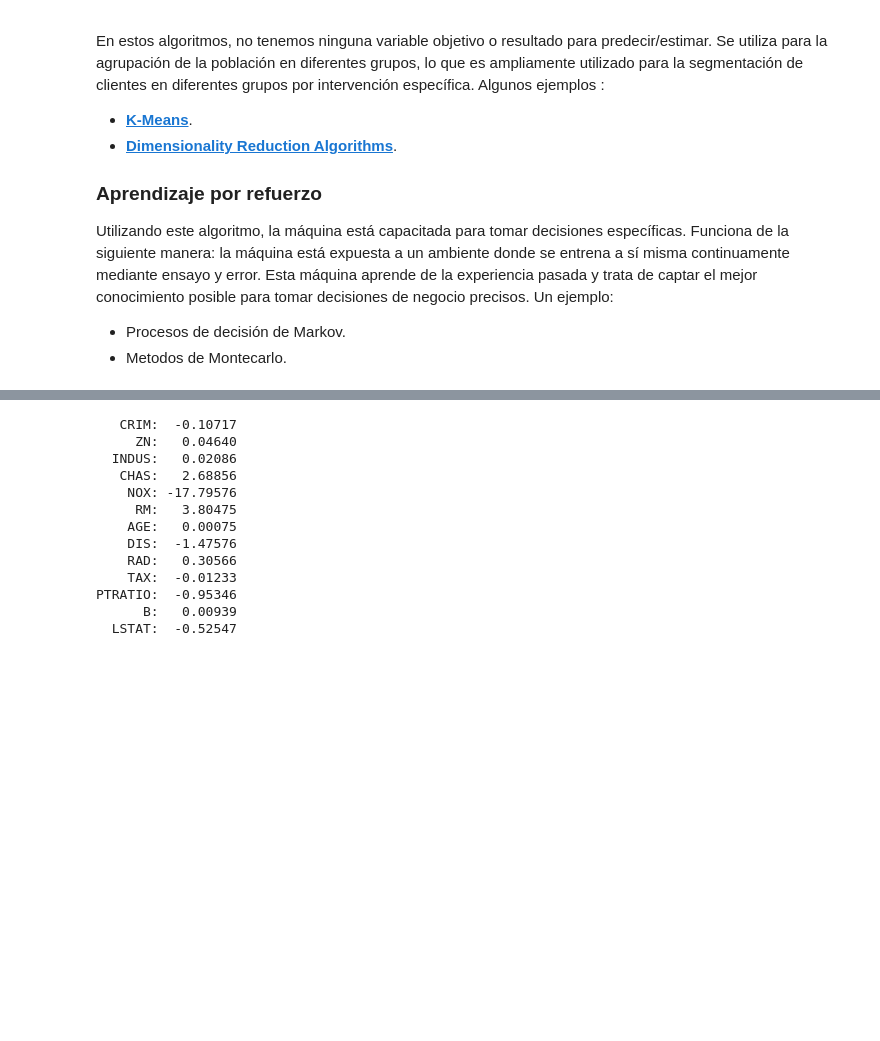
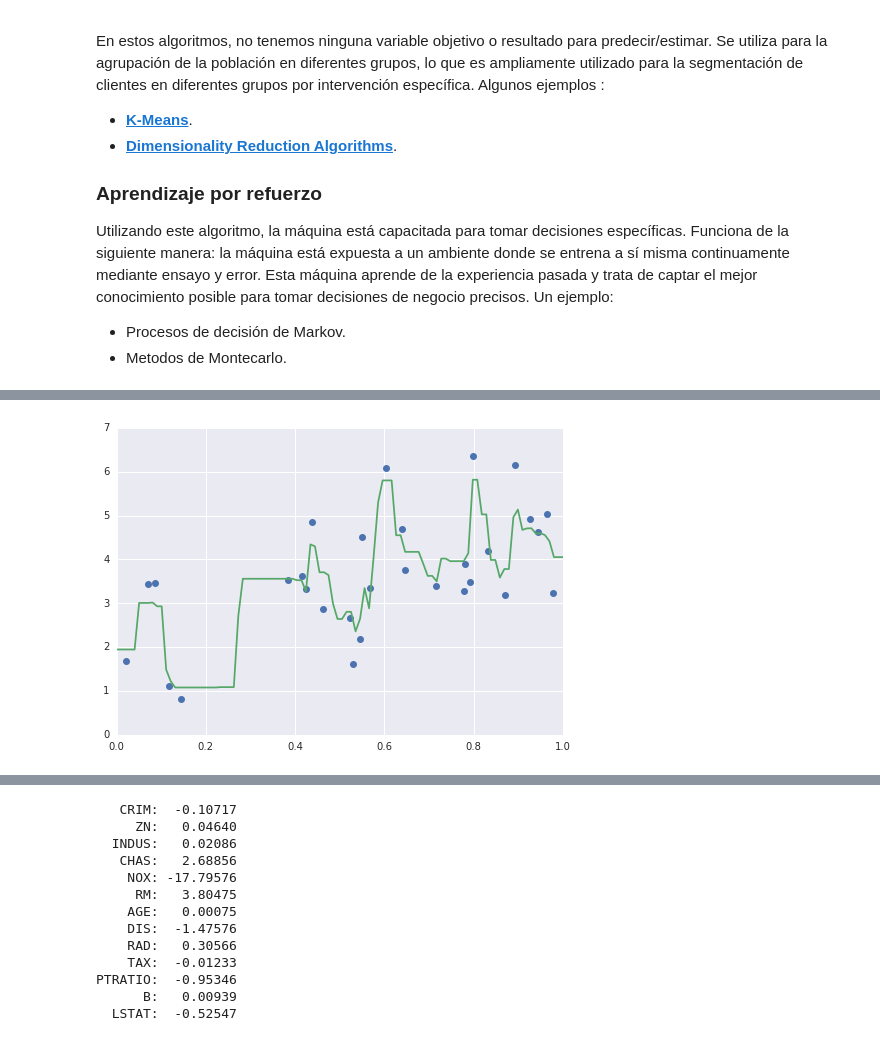
Before and after one commit to geckolml/M-L, a Jupyter notebook: scikit-learn/scikit-learn.ipynb, the cells around one changed output, grey strips where cells are left out. Saved outputs shown, nothing was run; the diff lists cells and outputs as text; code cells hidden in the pictures; blank space fills up the shorter version.

```diff
--- a/scikit-learn/scikit-learn.ipynb
+++ b/scikit-learn/scikit-learn.ipynb
@@ -198,0 +238,15 @@ Utilizando este algoritmo, la máquina está capacitada para tomar decisiones es
+# %%
+# Fijemos un arbol aleatorio
+
+from sklearn.ensemble import RandomForestRegressor
+model = RandomForestRegressor()
+model.fit(X, y)
+
+# Dibujamos los datos y el modelo de prediccion
+X_fit = np.linspace(0, 1, 100)[:, np.newaxis]
+y_fit = model.predict(X_fit)
+
+plt.plot(X.squeeze(), y, 'o')
+plt.plot(X_fit.squeeze(), y_fit);
+# %% [output]
+[figure, added]
```
Also changed, not shown: parts of 43 cells of this notebook.
